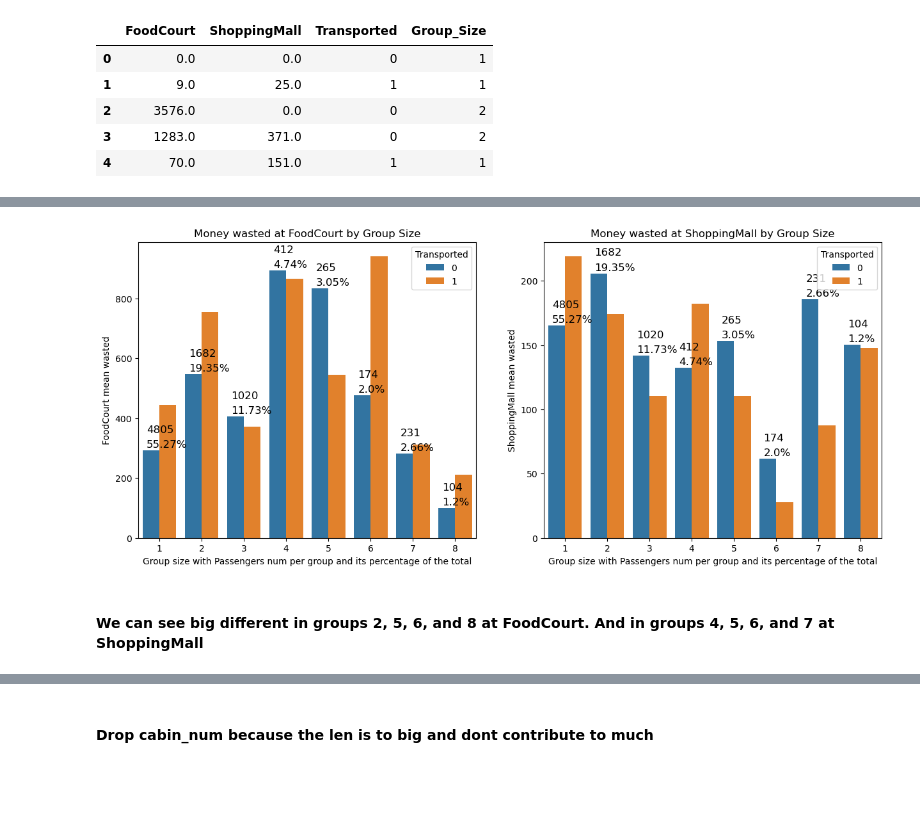
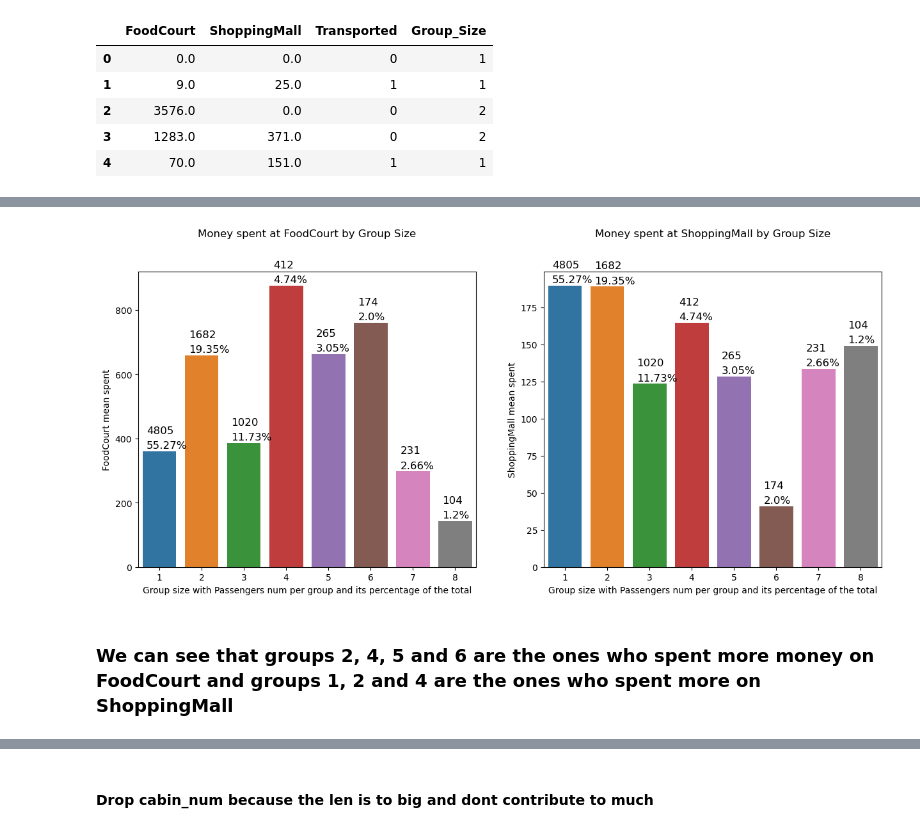
Before and after one commit to Manuelsierra95/data-science, a Jupyter notebook: Spaceship-Titanic/Spaceship Titanic.ipynb, the cells around one changed output, grey strips where cells are left out. Cells and saved outputs as stored; diff of their text form; code cells hidden in the pictures; blank space fills up the shorter version.

```diff
--- a/Spaceship-Titanic/Spaceship Titanic.ipynb
+++ b/Spaceship-Titanic/Spaceship Titanic.ipynb
@@ -403,0 +396,4 @@ plot_data_distribution(temp_df, 'ShoppingMall', 'Transported')
+# %%
+train_df['CutFoodCourt'] = temp_df['FoodCourt']
+train_df['CutShoppingMall'] = temp_df['ShoppingMall']
+train_df.head()
@@ -404,28 +484,26 @@ plot_data_distribution(temp_df, 'ShoppingMall', 'Transported')
 # %%
+temp_df = train_df[['FoodCourt', 'ShoppingMall', 'Transported', 'Group_Size']]
 fig, axes = plt.subplots(ncols=2, nrows=1, figsize=(15, 6))
 temp_l = ['FoodCourt', 'ShoppingMall']
 for x in range(len(temp_l)):
-    ax = sns.barplot(ax=axes[x], data=temp_df, y=temp_l[x], x='Group_Size', hue='Transported', errorbar=None)
-    ax.set(title=f'Money wasted at {temp_l[x]} by Group Size',
-           ylabel=f'{temp_l[x]} mean wasted',
+    ax = sns.barplot(ax=axes[x], data=temp_df, y=temp_l[x], x='Group_Size', errorbar=None)
+    ax.set_title(f'Money spent at {temp_l[x]} by Group Size', y=1.1)
+    ax.set(ylabel=f'{temp_l[x]} mean spent',
            xlabel='Group size with Passengers num per group and its percentage of the total')
-    i = 0
     for bar in range(len(ax.patches)):
-        if i > 0 and i < len(temp_df['Group_Size'].value_counts()) + 1:
-            ax.text(x=i-1.3,
-                    y=ax.patches[bar - 1].get_height() + ax.get_ylim()[1]*0.06,
-                    s=temp_df['Group_Size'].value_counts()[i],
-                    fontsize=12)
-            percent = temp_df['Group_Size'].value_counts()[i] * 100 / temp_df['Group_Size'].value_counts().sum()
-            percent = np.around(percent, 2)
-            ax.text(x=i-1.3,
-                    y=ax.patches[bar - 1].get_height() + ax.get_ylim()[1]*0.01,
-                    s=f'{percent}%',
-                    fontsize=12)
-        i += 1
+        ax.text(x=bar-0.3,
+                y=ax.patches[bar].get_height() + ax.get_ylim()[1]*0.06,
+                s=temp_df['Group_Size'].value_counts()[bar+1],
+                fontsize=12)
+        percent = temp_df['Group_Size'].value_counts()[bar+1] * 100 / temp_df['Group_Size'].value_counts().sum()
+        percent = np.around(percent, 2)
+        ax.text(x=bar-0.3,
+                y=ax.patches[bar].get_height() + ax.get_ylim()[1]*0.01,
+                s=f'{percent}%',
+                fontsize=12)
 
 plt.show()
 # %% [output]
-[figure, old version]
+[figure, new version]
 # %% [markdown]
-#### We can see big different in groups 2, 5, 6, and 8 at FoodCourt. And in groups 4, 5, 6, and 7 at ShoppingMall
+### We can see that groups 2, 4, 5 and 6 are the ones who spent more money on FoodCourt and groups 1, 2 and 4 are the ones who spent more on ShoppingMall
```
Also changed, not shown: parts of 108 cells of this notebook, 9 other files.
